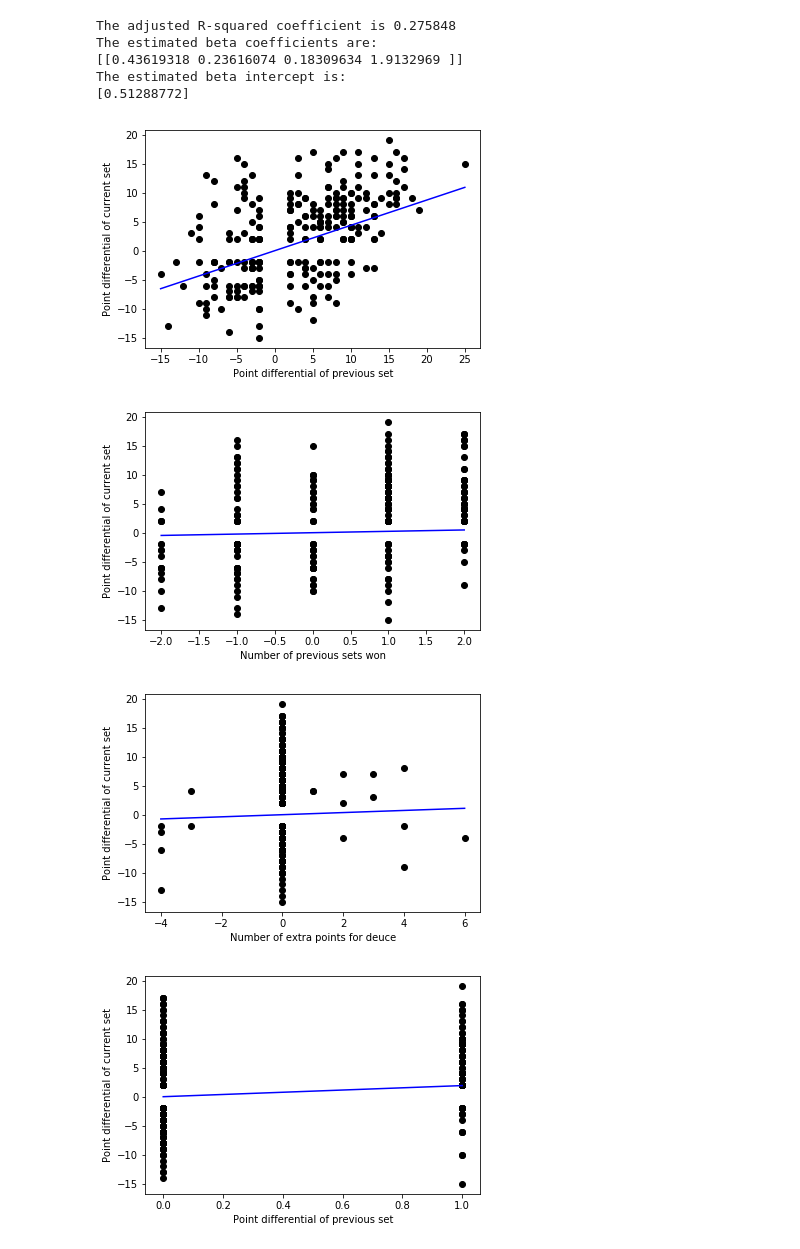
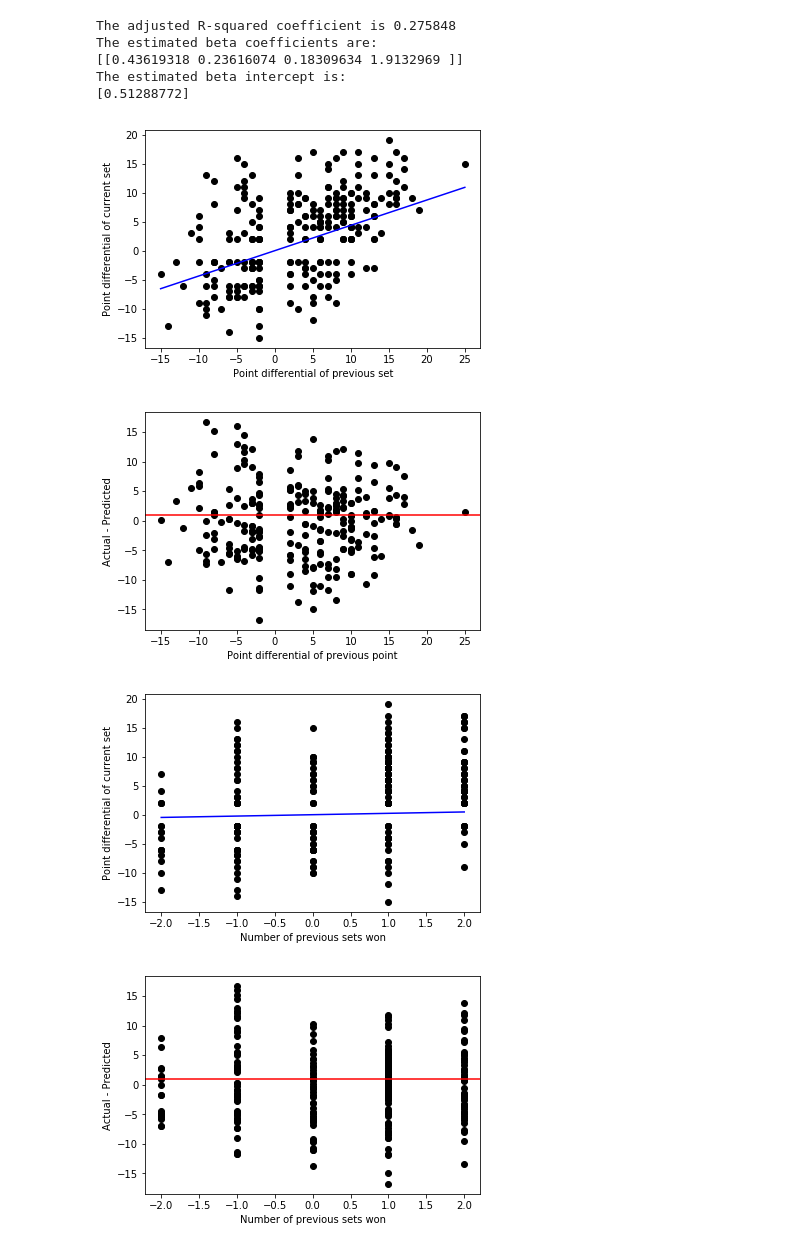
Before and after one commit to huntbeat/e14-s19, a Jupyter notebook: final/final.ipynb, the cells around one changed output. Saved outputs shown, nothing was run; the diff lists cells and outputs as text; code cells hidden in the pictures.

```diff
--- a/final/final.ipynb
+++ b/final/final.ipynb
@@ -49,10 +49,11 @@ y = y[:record_index, :]
 reg = LinearRegression().fit(X, y)
 print( "The adjusted R-squared coefficient is %f" % reg.score(X,y) )
 print( "The estimated beta coefficients are:" )
-print(reg.coef_)
+print(reg.coef_[0])
 print( "The estimated beta intercept is: ")
 print(reg.intercept_)
 
+fig0 = plt.figure()
 min_x = np.amin(X[:,0])
 max_x = np.amax(X[:,0])
 x_pred = np.linspace(min_x,max_x)
@@ -61,8 +62,21 @@ plt.scatter(X[:,0], y, color='black')
 plt.plot(x_pred, y_pred, color='blue')
 plt.xlabel("Point differential of previous set")
 plt.ylabel("Point differential of current set")
+plt.savefig("zero.png")
 plt.show()
+plt.close()
 
+fig4 = plt.figure()
+residual = y - reg.predict(X)
+plt.scatter(X[:,0], residual, color='black')
+plt.axhline(y=1, color='red')
+plt.xlabel("Point differential of previous point")
+plt.ylabel("Actual - Predicted")
+plt.savefig("res0.png")
+plt.show()
+plt.close()
+
+fig2 = plt.figure()
 min_x = np.amin(X[:,1])
 max_x = np.amax(X[:,1])
 x_pred = np.linspace(min_x,max_x)
@@ -71,34 +85,72 @@ plt.scatter(X[:,1], y, color='black')
 plt.plot(x_pred, y_pred, color='blue')
 plt.xlabel("Number of previous sets won")
 plt.ylabel("Point differential of current set")
+plt.savefig("one.png")
 plt.show()
+plt.close()
 
+fig4 = plt.figure()
+residual = y - reg.predict(X)
+plt.scatter(X[:,1], residual, color='black')
+plt.axhline(y=1, color='red')
+plt.xlabel("Number of previous sets won")
+plt.ylabel("Actual - Predicted")
+plt.savefig("res1.png")
+plt.show()
+plt.close()
+
+fig2 = plt.figure()
 min_x = np.amin(X[:,2])
 max_x = np.amax(X[:,2])
 x_pred = np.linspace(min_x,max_x)
 y_pred = np.dot(reg.coef_[0,2],x_pred)
 plt.scatter(X[:,2], y, color='black')
 plt.plot(x_pred, y_pred, color='blue')
 plt.xlabel("Number of extra points for deuce")
 plt.ylabel("Point differential of current set")
+plt.savefig("two.png")
 plt.show()
+plt.close()
 
+fig4 = plt.figure()
+residual = y - reg.predict(X)
+plt.scatter(X[:,2], residual, color='black')
+plt.axhline(y=1, color='red')
+plt.xlabel("Number of extra points for deuce")
+plt.ylabel("Actual - Predicted")
+plt.savefig("res2.png")
+plt.show()
+plt.close()
+
+fig3 = plt.figure()
 min_x = np.amin(X[:,3])
 max_x = np.amax(X[:,3])
 x_pred = np.linspace(min_x,max_x)
 y_pred = np.dot(reg.coef_[0,3],x_pred)
 plt.scatter(X[:,3], y, color='black')
 plt.plot(x_pred, y_pred, color='blue')
 plt.xlabel("Home or Away")
 plt.ylabel("Point differential of current set")
+plt.savefig("three.png")
 plt.show()
+plt.close()
+
+fig4 = plt.figure()
+residual = y - reg.predict(X)
+plt.scatter(X[:,3], residual, color='black')
+plt.axhline(y=1, color='red')
+plt.xlabel("Home or Away")
+plt.ylabel("Actual - Predicted")
+plt.savefig("res3.png")
+plt.show()
+plt.close()
 # %% [output]
 The adjusted R-squared coefficient is 0.275848
 The estimated beta coefficients are:
 [[0.43619318 0.23616074 0.18309634 1.9132969 ]]
 The estimated beta intercept is:
 [0.51288772]
 [figure]
-[figure, old version]
+[figure, new version]
-[figure, old version]
+[figure, new version]
-[figure, old version]
+[figure, new version]
```
Also changed, not shown: parts of 1 cell of this notebook, 9 other files.
